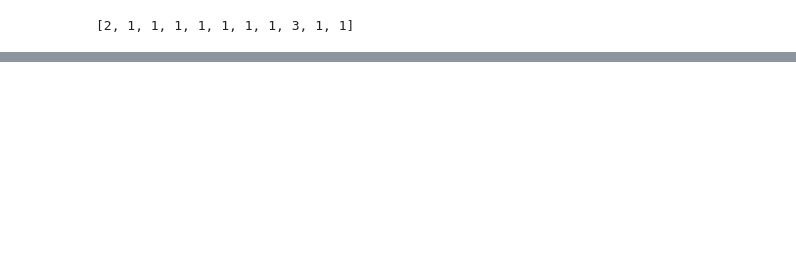
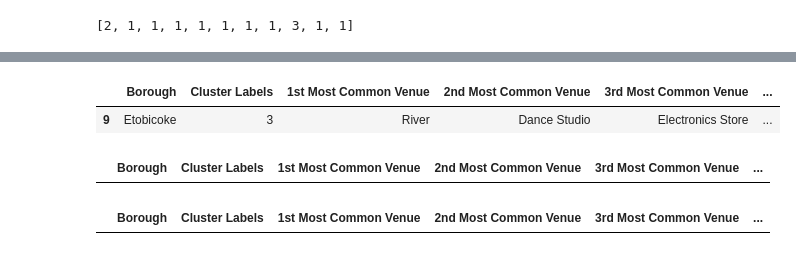
Before and after one commit to Preshitajais21/Coursera_Capstone, a Jupyter notebook: Week5.ipynb, the cells around one changed output, grey strips where cells are left out. Drawn from its saved outputs; the diff is of its cells as text; code cells hidden in the pictures; blank space fills up the shorter version.

```diff
--- a/Week5.ipynb
+++ b/Week5.ipynb
@@ -544,0 +548,13 @@ toronto_merged.loc[toronto_merged['Cluster Labels'] == 2, toronto_merged.columns
+# %%
+toronto_merged.loc[toronto_merged['Cluster Labels'] == 3, toronto_merged.columns[[1] + list(range(5, toronto_merged.shape[1]))]]
+# %% [output]
+|  | Borough | Cluster Labels | 1st Most Common Venue | 2nd Most Common Venue | 3rd Most Common Venue | ... |
+| 9 | Etobicoke | 3 | River | Dance Studio | Electronics Store | ... |
+# %%
+toronto_merged.loc[toronto_merged['Cluster Labels'] == 4, toronto_merged.columns[[1] + list(range(5, toronto_merged.shape[1]))]]
+# %% [output]
+|  | Borough | Cluster Labels | 1st Most Common Venue | 2nd Most Common Venue | 3rd Most Common Venue | ... |
+# %%
+toronto_merged.loc[toronto_merged['Cluster Labels'] == 5, toronto_merged.columns[[1] + list(range(5, toronto_merged.shape[1]))]]
+# %% [output]
+|  | Borough | Cluster Labels | 1st Most Common Venue | 2nd Most Common Venue | 3rd Most Common Venue | ... |
```
Also changed, not shown: parts of 1 cell of this notebook.
